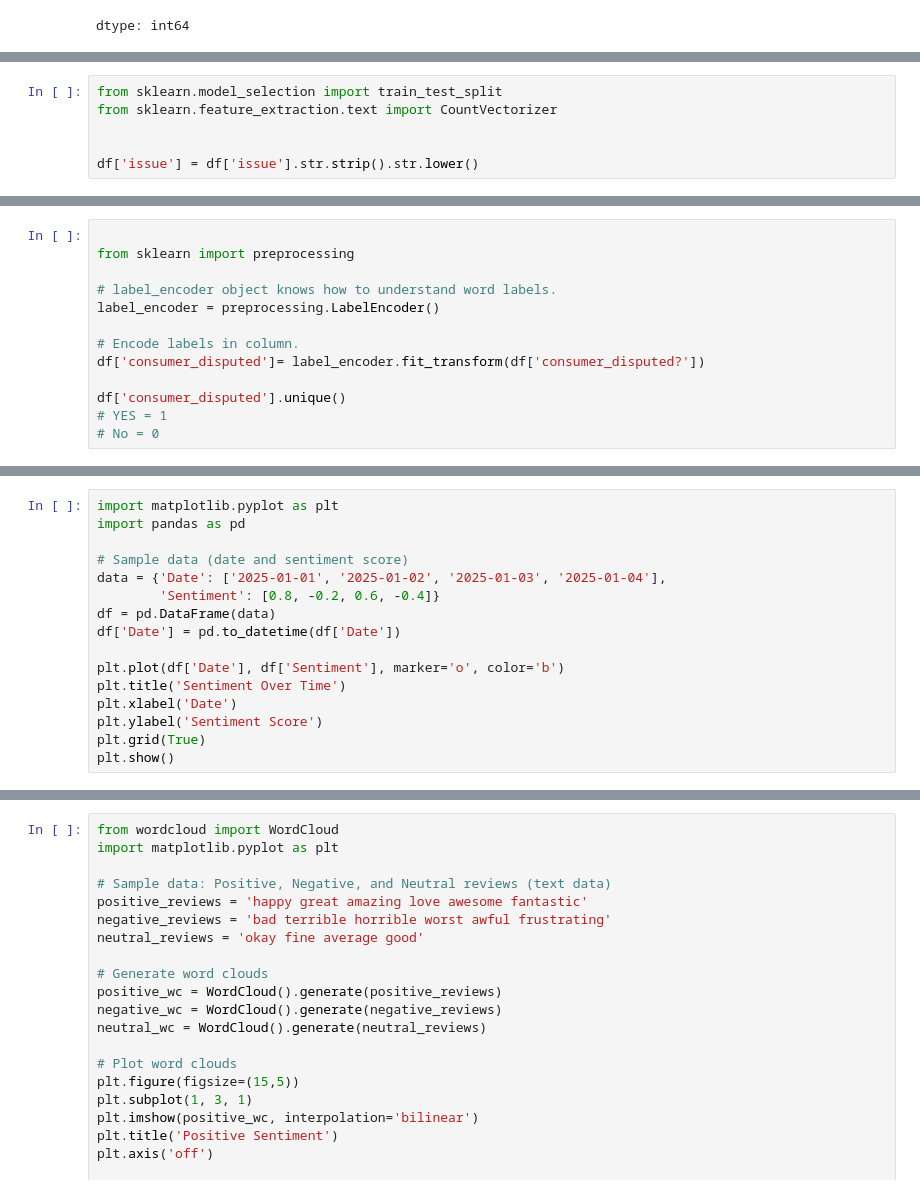
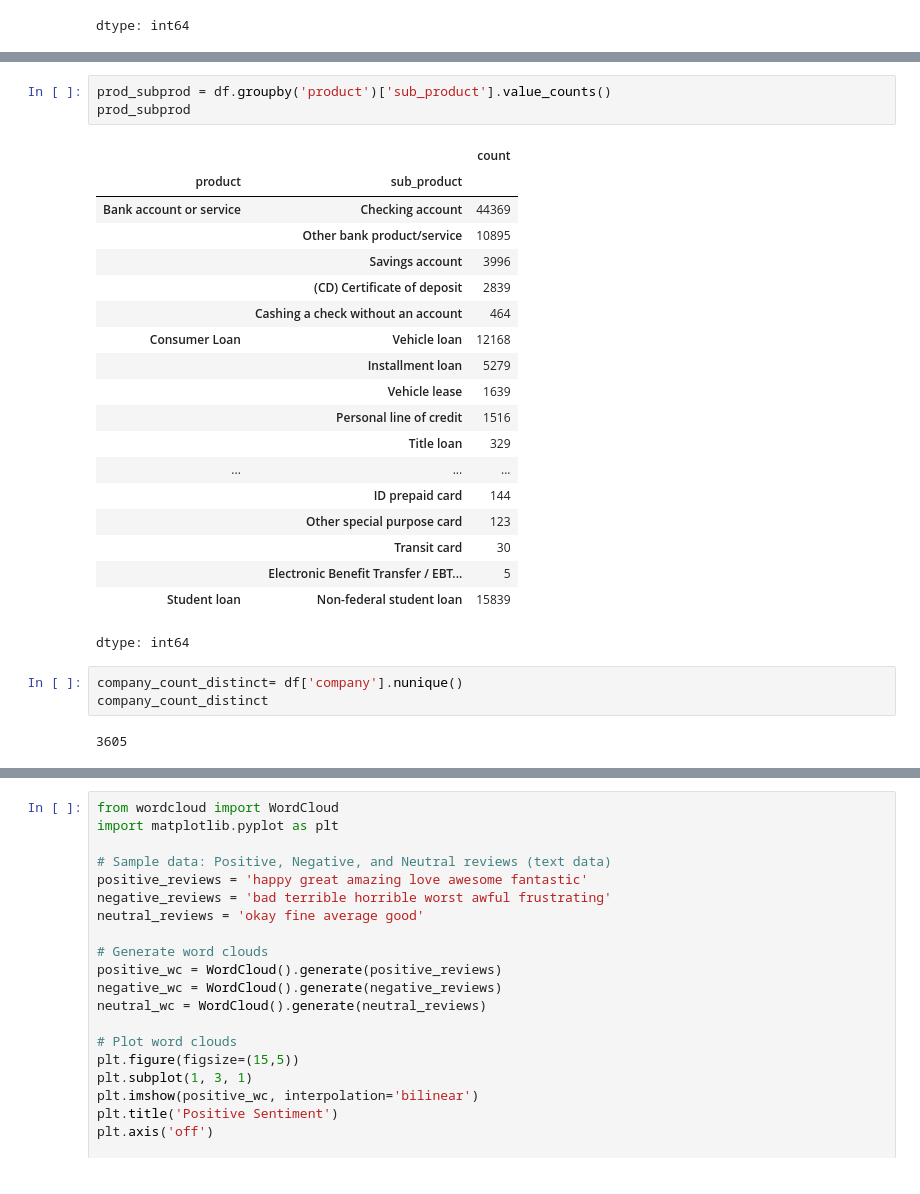
Before and after one commit to pari1jay/100-Days-Of-ML-Code, a Jupyter notebook: Customer_sentiment_analysis.ipynb, the cells around one changed output, grey strips where cells are left out. Saved outputs shown, nothing was run; the diff lists cells and outputs as text.

```diff
--- a/Customer_sentiment_analysis.ipynb
+++ b/Customer_sentiment_analysis.ipynb
@@ -120,6 +50,0 @@ plt.show()
-# %%
-from sklearn.model_selection import train_test_split
-from sklearn.feature_extraction.text import CountVectorizer
-
-
-df['issue'] = df['issue'].str.strip().str.lower()
@@ -128,13 +50,0 @@ df['issue'] = df['issue'].str.strip().str.lower()
-# %%
-
-from sklearn import preprocessing
-
-# label_encoder object knows how to understand word labels.
-label_encoder = preprocessing.LabelEncoder()
-
-# Encode labels in column.
-df['consumer_disputed']= label_encoder.fit_transform(df['consumer_disputed?'])
-
-df['consumer_disputed'].unique()
-# YES = 1
-# No = 0
@@ -263,16 +50,0 @@ line graph of sentiment score (positive/negative) over a specific time range
-# %%
-import matplotlib.pyplot as plt
-import pandas as pd
-
-# Sample data (date and sentiment score)
-data = {'Date': ['2025-01-01', '2025-01-02', '2025-01-03', '2025-01-04'],
-        'Sentiment': [0.8, -0.2, 0.6, -0.4]}
-df = pd.DataFrame(data)
-df['Date'] = pd.to_datetime(df['Date'])
-
-plt.plot(df['Date'], df['Sentiment'], marker='o', color='b')
-plt.title('Sentiment Over Time')
-plt.xlabel('Date')
-plt.ylabel('Sentiment Score')
-plt.grid(True)
-plt.show()
@@ -282,0 +98,28 @@ most common words used in positive, negative, and neutral reviews with a word cl
+# %%
+prod_subprod = df.groupby('product')['sub_product'].value_counts()
+prod_subprod
+# %% [output]
+|  |  | count |
+| product | sub_product |  |
+| Bank account or service | Checking account | 44369 |
+|  | Other bank product/service | 10895 |
+|  | Savings account | 3996 |
+|  | (CD) Certificate of deposit | 2839 |
+|  | Cashing a check without an account | 464 |
+| Consumer Loan | Vehicle loan | 12168 |
+|  | Installment loan | 5279 |
+|  | Vehicle lease | 1639 |
+|  | Personal line of credit | 1516 |
+|  | Title loan | 329 |
+| ... | ... | ... |
+|  | ID prepaid card | 144 |
+|  | Other special purpose card | 123 |
+|  | Transit card | 30 |
+|  | Electronic Benefit Transfer / EBT... | 5 |
+| Student loan | Non-federal student loan | 15839 |
+dtype: int64
+# %%
+company_count_distinct= df['company'].nunique()
+company_count_distinct
+# %% [output]
+3605
```
Also changed, not shown: parts of 68 cells of this notebook.
